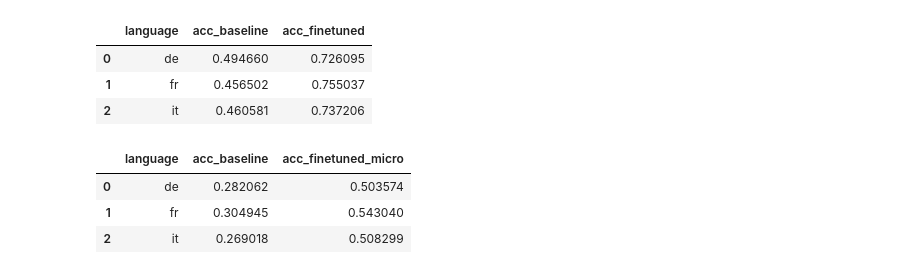
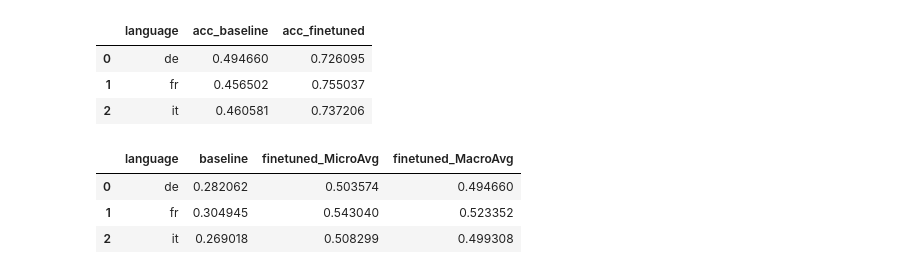
Before and after one commit to NazaninShafiabadi/StanceDetection, a Jupyter notebook: data/xstance/analysis.ipynb, the cells around one changed output. Cells and saved outputs as stored; diff of their text form; code cells hidden in the pictures.

```diff
--- a/data/xstance/analysis.ipynb
+++ b/data/xstance/analysis.ipynb
@@ -159,3 +176,6 @@ multi_micro_acc
+# %%
+multi_macro_preds = pd.read_csv('../../predictions/multi_macro_preds.csv')
+multi_macro_acc = compute_accuracy(multi_macro_preds, 'numerical_label', 'prediction')
 # %% [markdown]
 ---
 ## All accuracies
@@ -172,14 +192,16 @@ bi_acc
 | 1 | fr | 0.456502 | 0.755037 |
 | 2 | it | 0.460581 | 0.737206 |
 # %%
-multi_acc = pd.merge(
-    multi_base_acc.rename(columns={'accuracy': 'acc_baseline'}),
-    multi_micro_acc.rename(columns={'accuracy': 'acc_finetuned_micro'}),
-    on='language'
-)
+from functools import reduce
+
+multi_acc = reduce(lambda left, right: pd.merge(left, right, on='language'), [
+    multi_base_acc.rename(columns={'accuracy': 'baseline'}),
+    multi_micro_acc.rename(columns={'accuracy': 'finetuned_MicroAvg'}),
+    multi_macro_acc.rename(columns={'accuracy': 'finetuned_MacroAvg'})
+])
 multi_acc
 # %% [output]
-|  | language | acc_baseline | acc_finetuned_micro |
-| 0 | de | 0.282062 | 0.503574 |
-| 1 | fr | 0.304945 | 0.543040 |
-| 2 | it | 0.269018 | 0.508299 |
+|  | language | baseline | finetuned_MicroAvg | finetuned_MacroAvg |
+| 0 | de | 0.282062 | 0.503574 | 0.494660 |
+| 1 | fr | 0.304945 | 0.543040 | 0.523352 |
+| 2 | it | 0.269018 | 0.508299 | 0.499308 |
```
Also changed, not shown: parts of 8 cells of this notebook, 3 other files.
